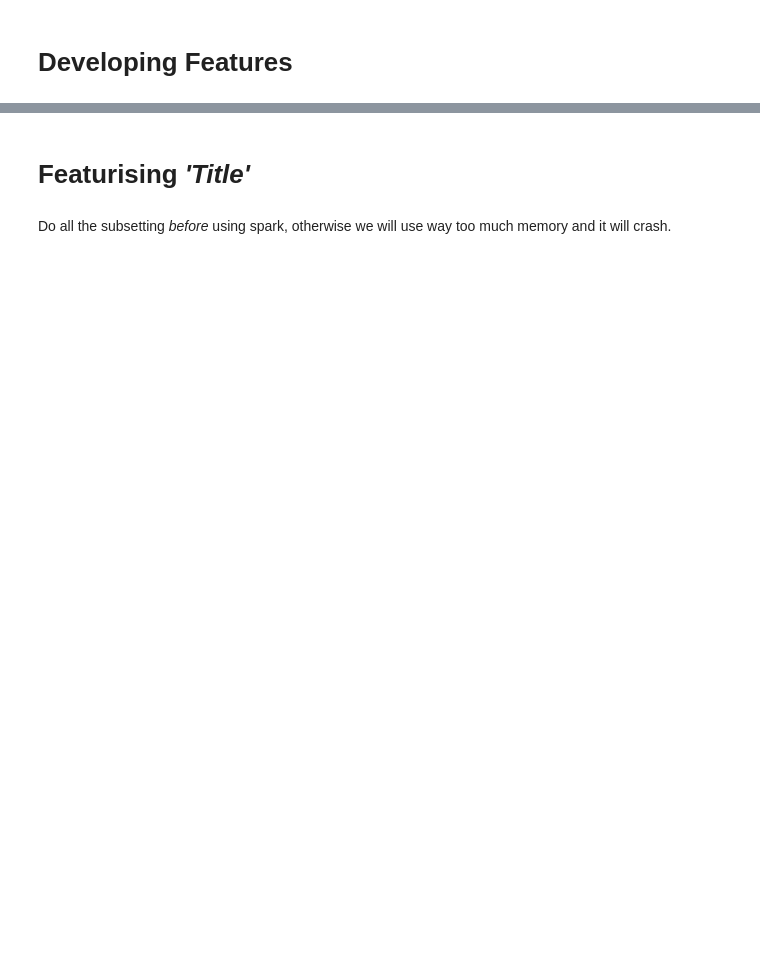
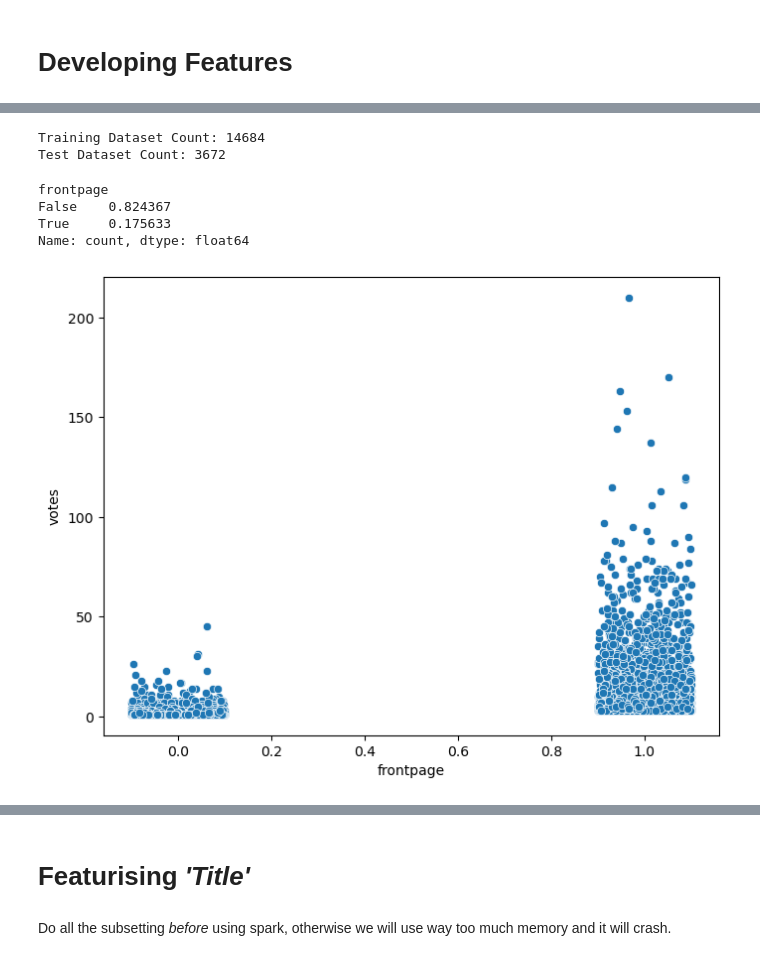
Before and after one commit to jsamardzic/AdvancedAnalyticsAssignments, a Jupyter notebook: Assignment 3/model_building.ipynb, the cells around one changed output, grey strips where cells are left out. Cells and saved outputs as stored; diff of their text form; code cells hidden in the pictures; blank space fills up the shorter version.

```diff
--- a/Assignment 3/model_building.ipynb
+++ b/Assignment 3/model_building.ipynb
@@ -24,0 +137,3 @@ spark = SparkSession.builder \
+# %%
+low_word_count=df[df["word_count"]<=10]
+low_word_count["domain"].value_counts().head()
@@ -24,0 +185,31 @@ spark = SparkSession.builder \
+# %%
+## Split Train/Test data
+train, test= train_test_split(df_nlwc, test_size=0.2, random_state=1)
+print("Training Dataset Count: " + str(train.shape[0]))
+print("Test Dataset Count: " + str(test.shape[0]))
+# %% [output]
+Training Dataset Count: 14684
+Test Dataset Count: 3672
+# %%
+# proportions of positive and negative responses
+train["frontpage"].value_counts()/sum(train["frontpage"].value_counts())
+# %% [output]
+frontpage
+False    0.824367
+True     0.175633
+Name: count, dtype: float64
+# %%
+train_outlier=train[train.votes>500]
+train_plot=train.drop(train_outlier.index)
+
+# jitter was added to help with visualisation
+jitter_strength = 0.1
+jittered_frontpage = train_plot['frontpage'] + \
+np.random.uniform(-jitter_strength, jitter_strength, size=train_plot.shape[0])
+
+# Create scatter plot
+plt.figure(figsize=(8, 6))
+sns.scatterplot(x=jittered_frontpage, y=train_plot['votes'])
+plt.show()
+# %% [output]
+[figure, new version]
```
Also changed, not shown: parts of 36 cells of this notebook, 2 other files.
